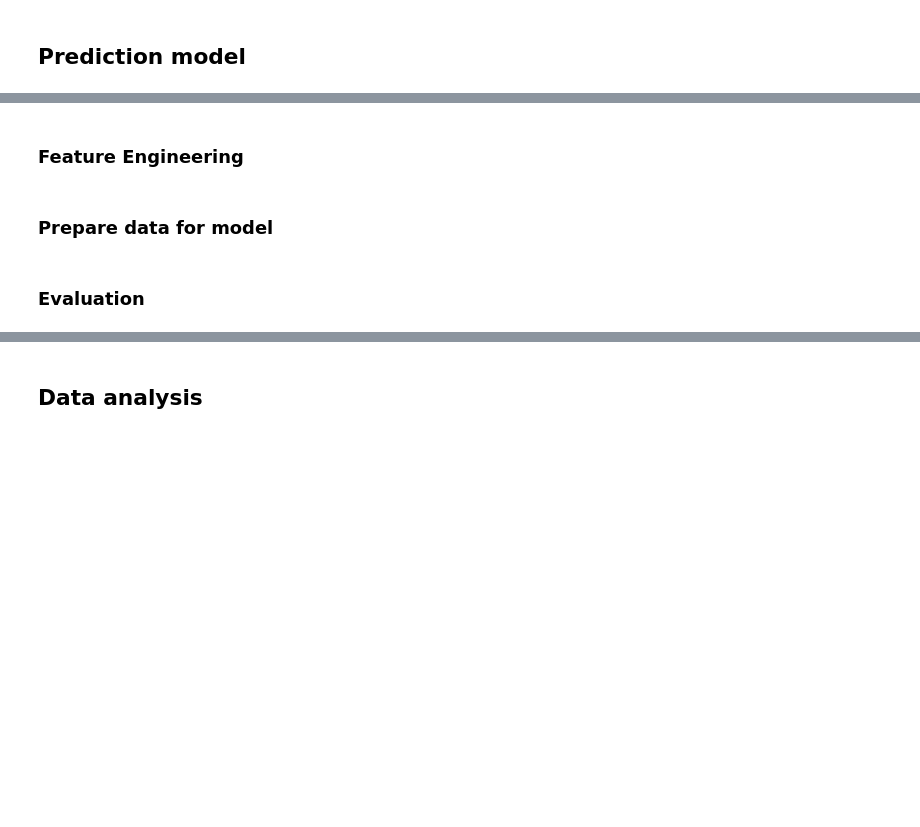
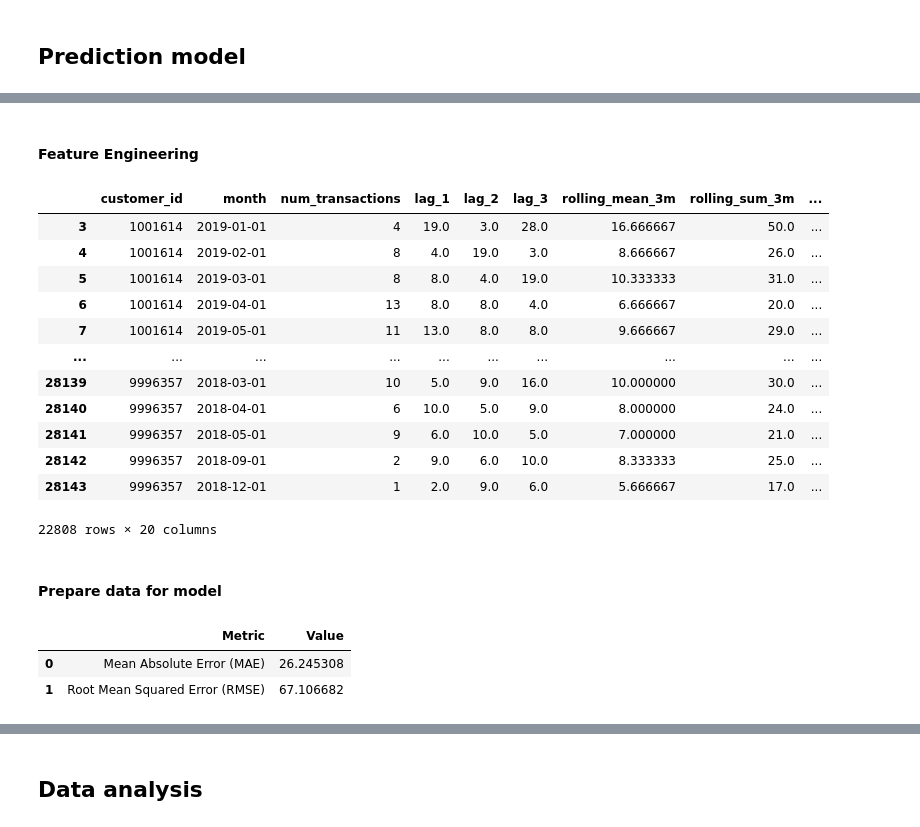
Before and after one commit to ttperr/Quod_THA_Test, a Jupyter notebook: notebooks/main.ipynb, the cells around one changed output, grey strips where cells are left out. Saved outputs shown, nothing was run; the diff lists cells and outputs as text; code cells hidden in the pictures; blank space fills up the shorter version.

```diff
--- a/notebooks/main.ipynb
+++ b/notebooks/main.ipynb
@@ -29,7 +34,8 @@ pio.renderers.default = "vscode"
 # %% [markdown]
 ## Import Data
 # %%
-DATA_DIR = '..' + os.sep + 'data'
+# DATA_DIR = '..' + os.sep + 'data'
+DATA_DIR = 'data-quod'
 
 transactions_1 = pd.read_csv(DATA_DIR + os.sep + 'transactions_1.csv', index_col=0, parse_dates=['date'])
 transactions_2 = pd.read_csv(DATA_DIR + os.sep + 'transactions_2.csv', index_col=0, parse_dates=['date'])
@@ -199,0 +188,12 @@ Converting to PeriodArray/Index representation will drop timezone information.
+# %%
+# Ensure date is in datetime format and remove timezone if needed
+all_transactions['date'] = pd.to_datetime(all_transactions['date']).dt.tz_localize(None)
+
+# Create a 'month' column for monthly aggregations
+all_transactions['month'] = all_transactions['date'].dt.to_period('M')
+
+# Aggregate transactions per customer and month
+df_features = all_transactions.groupby(['customer_id', 'month']).size().reset_index(name='num_transactions')
+
+# Convert month to datetime for modeling
+df_features['month'] = df_features['month'].dt.to_timestamp()
@@ -200,2 +216,2 @@ Converting to PeriodArray/Index representation will drop timezone information.
 # %% [markdown]
-### Feature Engineering
+#### Feature Engineering
@@ -212,2 +236,18 @@ customer_transactions = customer_transactions.dropna()
+# %%
+df_features
+# %% [output]
+|  | customer_id | month | num_transactions | lag_1 | lag_2 | lag_3 | rolling_mean_3m | rolling_sum_3m | ... |
+| 3 | 1001614 | 2019-01-01 | 4 | 19.0 | 3.0 | 28.0 | 16.666667 | 50.0 | ... |
+| 4 | 1001614 | 2019-02-01 | 8 | 4.0 | 19.0 | 3.0 | 8.666667 | 26.0 | ... |
+| 5 | 1001614 | 2019-03-01 | 8 | 8.0 | 4.0 | 19.0 | 10.333333 | 31.0 | ... |
+| 6 | 1001614 | 2019-04-01 | 13 | 8.0 | 8.0 | 4.0 | 6.666667 | 20.0 | ... |
+| 7 | 1001614 | 2019-05-01 | 11 | 13.0 | 8.0 | 8.0 | 9.666667 | 29.0 | ... |
+| ... | ... | ... | ... | ... | ... | ... | ... | ... | ... |
+| 28139 | 9996357 | 2018-03-01 | 10 | 5.0 | 9.0 | 16.0 | 10.000000 | 30.0 | ... |
+| 28140 | 9996357 | 2018-04-01 | 6 | 10.0 | 5.0 | 9.0 | 8.000000 | 24.0 | ... |
+| 28141 | 9996357 | 2018-05-01 | 9 | 6.0 | 10.0 | 5.0 | 7.000000 | 21.0 | ... |
+| 28142 | 9996357 | 2018-09-01 | 2 | 9.0 | 6.0 | 10.0 | 8.333333 | 25.0 | ... |
+| 28143 | 9996357 | 2018-12-01 | 1 | 2.0 | 9.0 | 6.0 | 5.666667 | 17.0 | ... |
+22808 rows × 20 columns
 # %% [markdown]
-### Prepare data for model
+#### Prepare data for model
@@ -259,2 +253,0 @@ y_pred_svm = svm_model.predict(X_test_scaled)
-# %% [markdown]
-### Evaluation
@@ -261 +278,7 @@ y_pred_svm = svm_model.predict(X_test_scaled)
+# %%
+performance_metrics
+# %% [output]
+|  | Metric | Value |
+| 0 | Mean Absolute Error (MAE) | 26.245308 |
+| 1 | Root Mean Squared Error (RMSE) | 67.106682 |
 # %%
```
Also changed, not shown: parts of 15 cells of this notebook.
